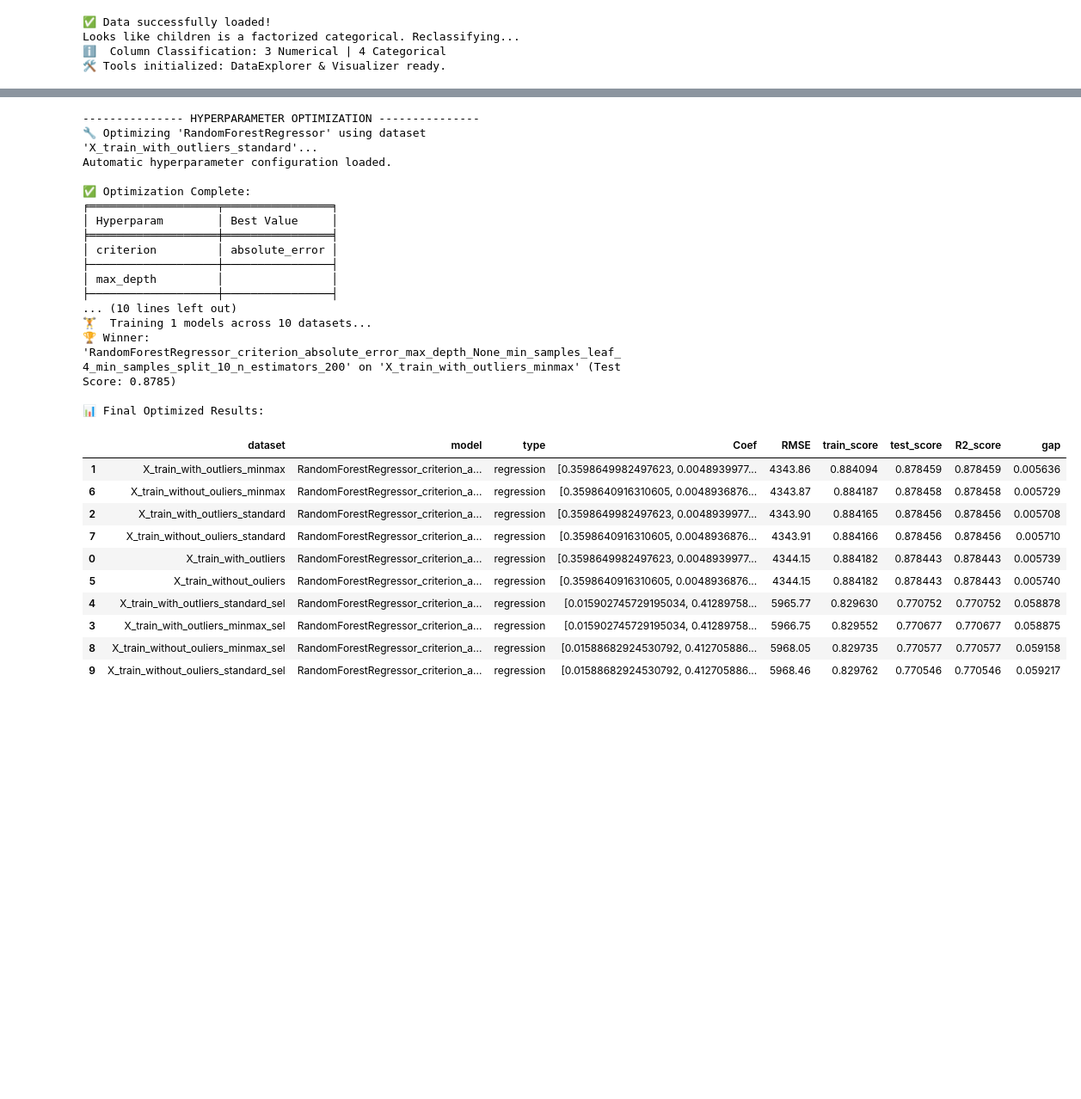
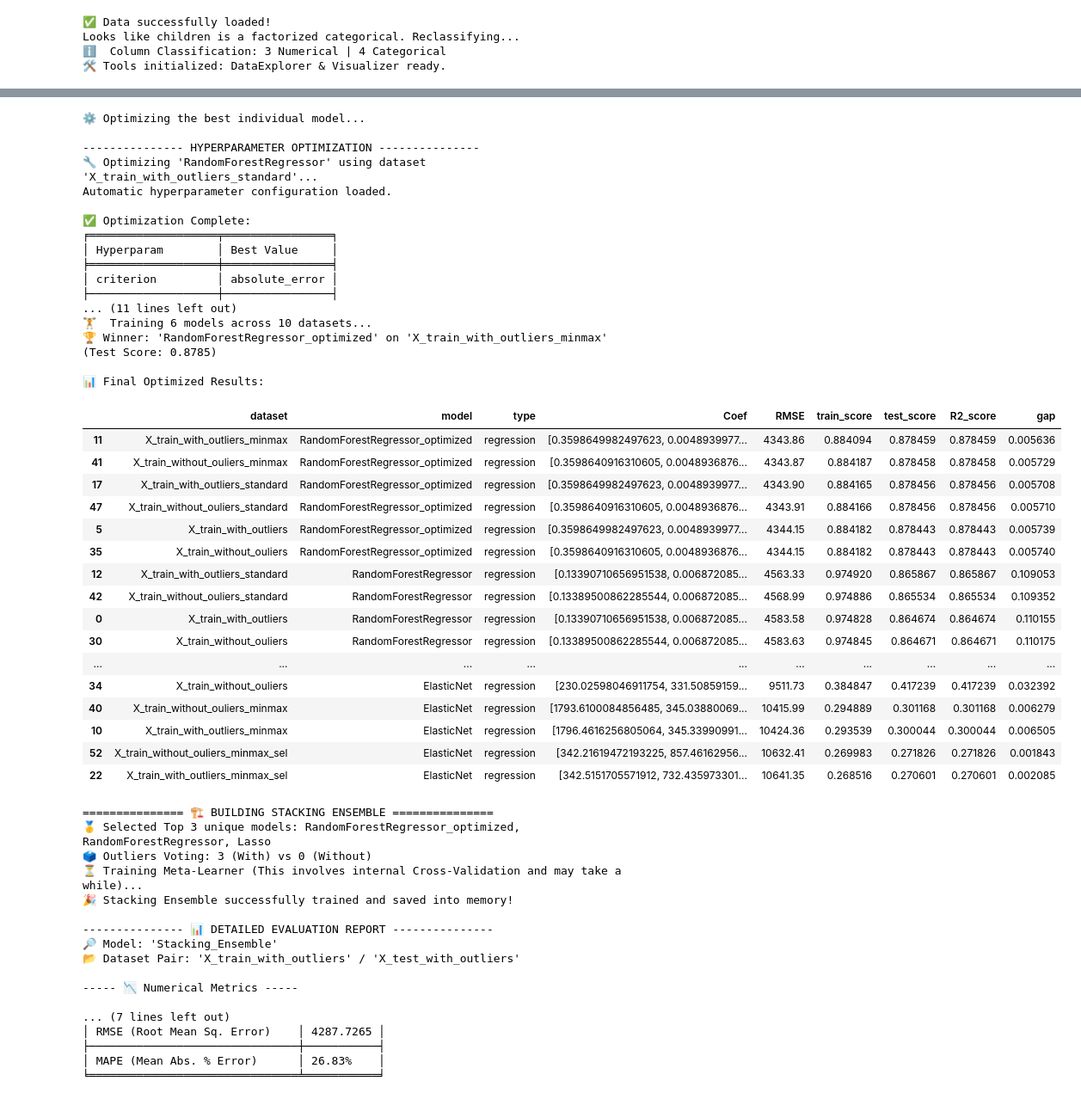
Before and after one commit to D-Zerpa/AutoML-Orchestrator, a Jupyter notebook: tester.ipynb, the cells around one changed output, grey strips where cells are left out. Shown at 86% size. Drawn from its saved outputs; the diff is of its cells as text; code cells hidden in the pictures; blank space fills up the shorter version.

Commit message:
Added: - Stacking ensemble options for run_training_cycle() - Polished the result visualization.

```diff
--- a/tester.ipynb
+++ b/tester.ipynb
@@ -65,5 +68,5 @@ Added models for: regression
 # %%
-orch.run_training_cycle()
+orch.run_training_cycle(stacking_models=True)
 # %% [output]
 --------------- MODEL TRAINING & EVALUATION ---------------
 🏋️  Training 5 models across 10 datasets...
@@ -90,28 +93,51 @@ orch.run_training_cycle()
+⚙️ Optimizing the best individual model...
+
 --------------- HYPERPARAMETER OPTIMIZATION ---------------
 🔧 Optimizing 'RandomForestRegressor' using dataset 'X_train_with_outliers_standard'...
 Automatic hyperparameter configuration loaded.
 
 ✅ Optimization Complete:
 ╒═══════════════════╤════════════════╕
 │ Hyperparam        │ Best Value     │
 ╞═══════════════════╪════════════════╡
 │ criterion         │ absolute_error │
 ├───────────────────┼────────────────┤
-│ max_depth         │                │
-├───────────────────┼────────────────┤
-... (10 lines left out)
-🏋️  Training 1 models across 10 datasets...
-🏆 Winner: 'RandomForestRegressor_criterion_absolute_error_max_depth_None_min_samples_leaf_4_min_samples_split_10_n_estimators_200' on 'X_train_with_outliers_minmax' (Test Score: 0.8785)
+... (11 lines left out)
+🏋️  Training 6 models across 10 datasets...
+🏆 Winner: 'RandomForestRegressor_optimized' on 'X_train_with_outliers_minmax' (Test Score: 0.8785)
 
 📊 Final Optimized Results:
 |  | dataset | model | type | Coef | RMSE | train_score | test_score | R2_score | gap |
-| 1 | X_train_with_outliers_minmax | RandomForestRegressor_criterion_a... | regression | [0.3598649982497623, 0.0048939977... | 4343.86 | 0.884094 | 0.878459 | 0.878459 | 0.005636 |
-| 6 | X_train_without_ouliers_minmax | RandomForestRegressor_criterion_a... | regression | [0.3598640916310605, 0.0048936876... | 4343.87 | 0.884187 | 0.878458 | 0.878458 | 0.005729 |
-| 2 | X_train_with_outliers_standard | RandomForestRegressor_criterion_a... | regression | [0.3598649982497623, 0.0048939977... | 4343.90 | 0.884165 | 0.878456 | 0.878456 | 0.005708 |
-| 7 | X_train_without_ouliers_standard | RandomForestRegressor_criterion_a... | regression | [0.3598640916310605, 0.0048936876... | 4343.91 | 0.884166 | 0.878456 | 0.878456 | 0.005710 |
-| 0 | X_train_with_outliers | RandomForestRegressor_criterion_a... | regression | [0.3598649982497623, 0.0048939977... | 4344.15 | 0.884182 | 0.878443 | 0.878443 | 0.005739 |
-| 5 | X_train_without_ouliers | RandomForestRegressor_criterion_a... | regression | [0.3598640916310605, 0.0048936876... | 4344.15 | 0.884182 | 0.878443 | 0.878443 | 0.005740 |
-| 4 | X_train_with_outliers_standard_sel | RandomForestRegressor_criterion_a... | regression | [0.015902745729195034, 0.41289758... | 5965.77 | 0.829630 | 0.770752 | 0.770752 | 0.058878 |
-| 3 | X_train_with_outliers_minmax_sel | RandomForestRegressor_criterion_a... | regression | [0.015902745729195034, 0.41289758... | 5966.75 | 0.829552 | 0.770677 | 0.770677 | 0.058875 |
-| 8 | X_train_without_ouliers_minmax_sel | RandomForestRegressor_criterion_a... | regression | [0.01588682924530792, 0.412705886... | 5968.05 | 0.829735 | 0.770577 | 0.770577 | 0.059158 |
-| 9 | X_train_without_ouliers_standard_sel | RandomForestRegressor_criterion_a... | regression | [0.01588682924530792, 0.412705886... | 5968.46 | 0.829762 | 0.770546 | 0.770546 | 0.059217 |
+| 11 | X_train_with_outliers_minmax | RandomForestRegressor_optimized | regression | [0.3598649982497623, 0.0048939977... | 4343.86 | 0.884094 | 0.878459 | 0.878459 | 0.005636 |
+| 41 | X_train_without_ouliers_minmax | RandomForestRegressor_optimized | regression | [0.3598640916310605, 0.0048936876... | 4343.87 | 0.884187 | 0.878458 | 0.878458 | 0.005729 |
+| 17 | X_train_with_outliers_standard | RandomForestRegressor_optimized | regression | [0.3598649982497623, 0.0048939977... | 4343.90 | 0.884165 | 0.878456 | 0.878456 | 0.005708 |
+| 47 | X_train_without_ouliers_standard | RandomForestRegressor_optimized | regression | [0.3598640916310605, 0.0048936876... | 4343.91 | 0.884166 | 0.878456 | 0.878456 | 0.005710 |
+| 5 | X_train_with_outliers | RandomForestRegressor_optimized | regression | [0.3598649982497623, 0.0048939977... | 4344.15 | 0.884182 | 0.878443 | 0.878443 | 0.005739 |
+| 35 | X_train_without_ouliers | RandomForestRegressor_optimized | regression | [0.3598640916310605, 0.0048936876... | 4344.15 | 0.884182 | 0.878443 | 0.878443 | 0.005740 |
+| 12 | X_train_with_outliers_standard | RandomForestRegressor | regression | [0.13390710656951538, 0.006872085... | 4563.33 | 0.974920 | 0.865867 | 0.865867 | 0.109053 |
+| 42 | X_train_without_ouliers_standard | RandomForestRegressor | regression | [0.13389500862285544, 0.006872085... | 4568.99 | 0.974886 | 0.865534 | 0.865534 | 0.109352 |
+| 0 | X_train_with_outliers | RandomForestRegressor | regression | [0.13390710656951538, 0.006872085... | 4583.58 | 0.974828 | 0.864674 | 0.864674 | 0.110155 |
+| 30 | X_train_without_ouliers | RandomForestRegressor | regression | [0.13389500862285544, 0.006872085... | 4583.63 | 0.974845 | 0.864671 | 0.864671 | 0.110175 |
+| ... | ... | ... | ... | ... | ... | ... | ... | ... | ... |
+| 34 | X_train_without_ouliers | ElasticNet | regression | [230.02598046911754, 331.50859159... | 9511.73 | 0.384847 | 0.417239 | 0.417239 | 0.032392 |
+| 40 | X_train_without_ouliers_minmax | ElasticNet | regression | [1793.6100084856485, 345.03880069... | 10415.99 | 0.294889 | 0.301168 | 0.301168 | 0.006279 |
+| 10 | X_train_with_outliers_minmax | ElasticNet | regression | [1796.4616256805064, 345.33990991... | 10424.36 | 0.293539 | 0.300044 | 0.300044 | 0.006505 |
+| 52 | X_train_without_ouliers_minmax_sel | ElasticNet | regression | [342.21619472193225, 857.46162956... | 10632.41 | 0.269983 | 0.271826 | 0.271826 | 0.001843 |
+| 22 | X_train_with_outliers_minmax_sel | ElasticNet | regression | [342.5151705571912, 732.435973301... | 10641.35 | 0.268516 | 0.270601 | 0.270601 | 0.002085 |
+=============== 🏗️ BUILDING STACKING ENSEMBLE ===============
+🥇 Selected Top 3 unique models: RandomForestRegressor_optimized, RandomForestRegressor, Lasso
+🗳️ Outliers Voting: 3 (With) vs 0 (Without)
+⏳ Training Meta-Learner (This involves internal Cross-Validation and may take a while)...
+🎉 Stacking Ensemble successfully trained and saved into memory!
+
+--------------- 📊 DETAILED EVALUATION REPORT ---------------
+🔎 Model: 'Stacking_Ensemble'
+📂 Dataset Pair: 'X_train_with_outliers' / 'X_test_with_outliers'
+
+----- 📉 Numerical Metrics -----
+
+... (7 lines left out)
+│ RMSE (Root Mean Sq. Error)    │ 4287.7265 │
+├───────────────────────────────┼───────────┤
+│ MAPE (Mean Abs. % Error)      │ 26.83%    │
+╘═══════════════════════════════╧═══════════╛
```
Also changed, not shown: parts of 5 cells of this notebook, 2 other files.
